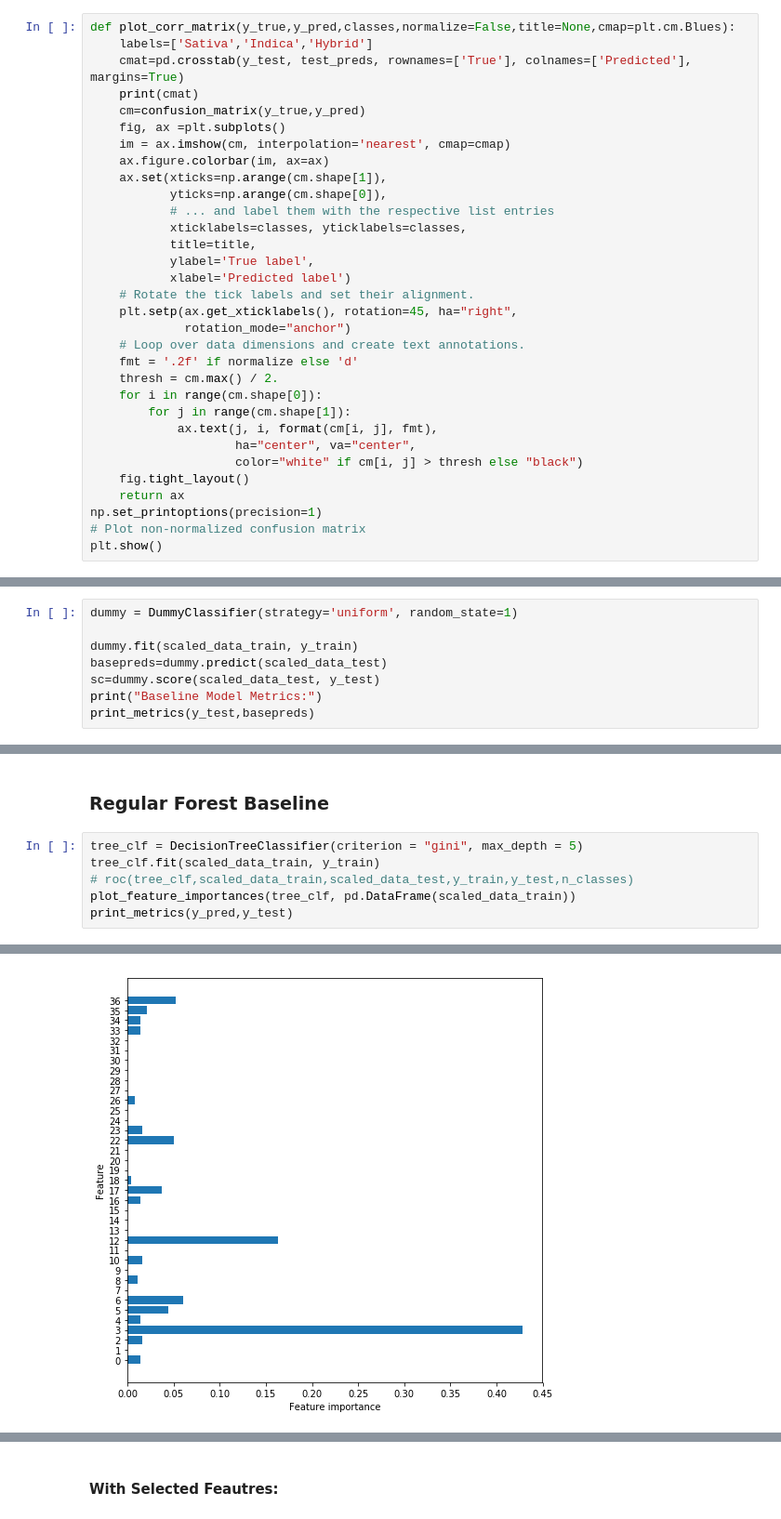
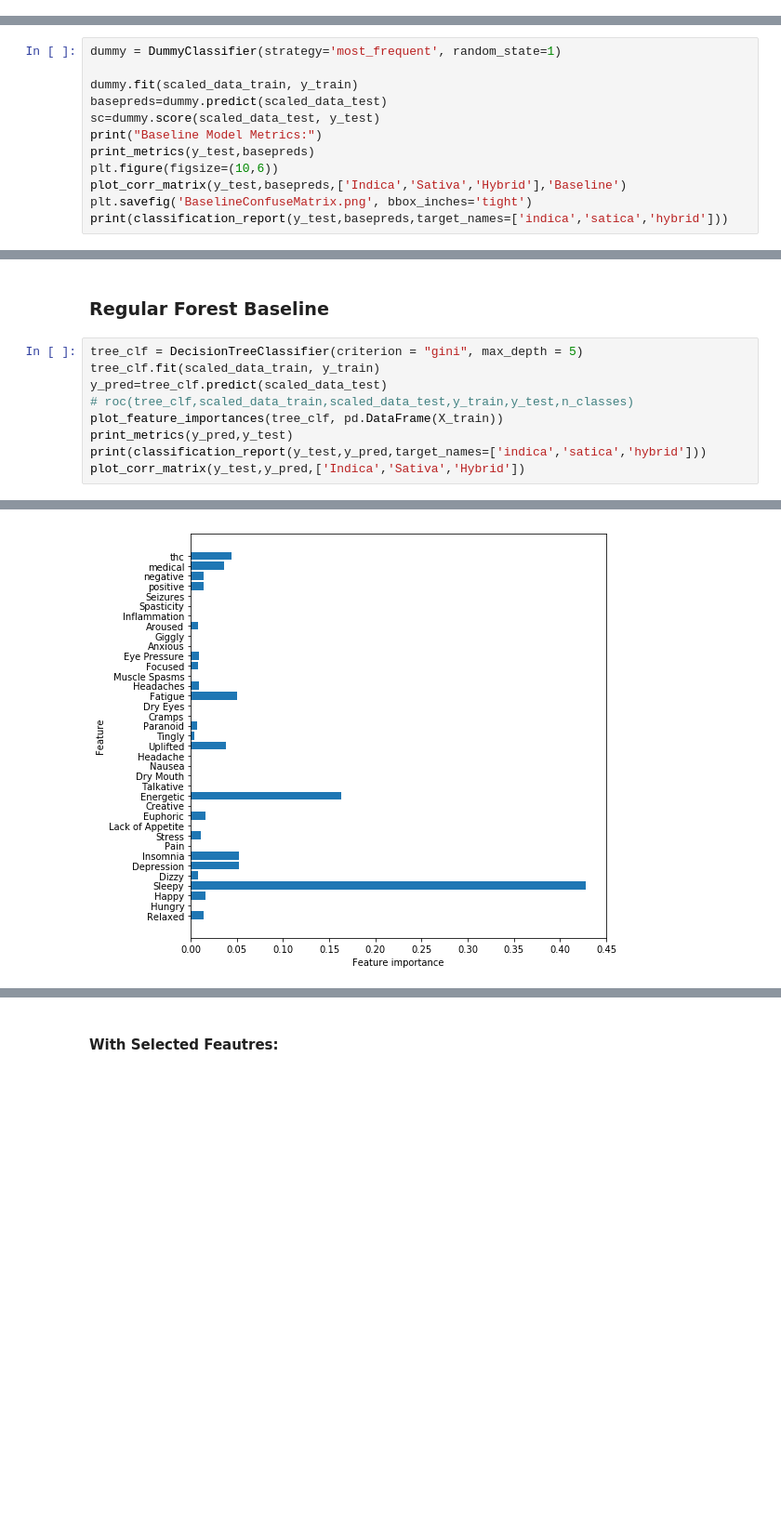
Before and after one commit to mackenziemitchell6/CannabiClass, a Jupyter notebook: RealFullCannabiClass.ipynb, the cells around one changed output, grey strips where cells are left out. Shown at 93% size. Drawn from its saved outputs; the diff is of its cells as text; blank space fills up the shorter version.

```diff
--- a/RealFullCannabiClass.ipynb
+++ b/RealFullCannabiClass.ipynb
@@ -38,38 +38,6 @@ target=fulldf.type
 X_train, X_test, y_train, y_test = train_test_split(features, target, test_size=0.25,random_state=42)
 trainx=X_train[selectedfeatures]
 testx=X_test[selectedfeatures]
-# %%
-def plot_corr_matrix(y_true,y_pred,classes,normalize=False,title=None,cmap=plt.cm.Blues):
-    labels=['Sativa','Indica','Hybrid']
-    cmat=pd.crosstab(y_test, test_preds, rownames=['True'], colnames=['Predicted'], margins=True)
-    print(cmat)
-    cm=confusion_matrix(y_true,y_pred)
-    fig, ax =plt.subplots()
-    im = ax.imshow(cm, interpolation='nearest', cmap=cmap)
-    ax.figure.colorbar(im, ax=ax)
-    ax.set(xticks=np.arange(cm.shape[1]),
-           yticks=np.arange(cm.shape[0]),
-           # ... and label them with the respective list entries
-           xticklabels=classes, yticklabels=classes,
-           title=title,
-           ylabel='True label',
-           xlabel='Predicted label')
-    # Rotate the tick labels and set their alignment.
-    plt.setp(ax.get_xticklabels(), rotation=45, ha="right",
-             rotation_mode="anchor")
-    # Loop over data dimensions and create text annotations.
-    fmt = '.2f' if normalize else 'd'
-    thresh = cm.max() / 2.
-    for i in range(cm.shape[0]):
-        for j in range(cm.shape[1]):
-            ax.text(j, i, format(cm[i, j], fmt),
-                    ha="center", va="center",
-                    color="white" if cm[i, j] > thresh else "black")
-    fig.tight_layout()
-    return ax
-np.set_printoptions(precision=1)
-# Plot non-normalized confusion matrix
-plt.show()
 # %% [markdown]
 ## PCA ??? CONFUSED
 # %% [markdown]
@@ -190,12 +159,16 @@ for e in effects:
 # %% [markdown]
 ## Baseline Model: Most probable to be hybrid, so predict all as hybrid
 # %%
-dummy = DummyClassifier(strategy='uniform', random_state=1)
+dummy = DummyClassifier(strategy='most_frequent', random_state=1)
 
 dummy.fit(scaled_data_train, y_train)
 basepreds=dummy.predict(scaled_data_test)
 sc=dummy.score(scaled_data_test, y_test)
 print("Baseline Model Metrics:")
 print_metrics(y_test,basepreds)
+plt.figure(figsize=(10,6))
+plot_corr_matrix(y_test,basepreds,['Indica','Sativa','Hybrid'],'Baseline')
+plt.savefig('BaselineConfuseMatrix.png', bbox_inches='tight')
+print(classification_report(y_test,basepreds,target_names=['indica','satica','hybrid']))
 # %% [output]
 Baseline Model Metrics:
@@ -1347,7 +1441,10 @@ weighted avg       0.47      0.54      0.46       344
 # %%
 tree_clf = DecisionTreeClassifier(criterion = "gini", max_depth = 5)
 tree_clf.fit(scaled_data_train, y_train)
+y_pred=tree_clf.predict(scaled_data_test)
 # roc(tree_clf,scaled_data_train,scaled_data_test,y_train,y_test,n_classes)
-plot_feature_importances(tree_clf, pd.DataFrame(scaled_data_train))
+plot_feature_importances(tree_clf, pd.DataFrame(X_train))
 print_metrics(y_pred,y_test)
+print(classification_report(y_test,y_pred,target_names=['indica','satica','hybrid']))
+plot_corr_matrix(y_test,y_pred,['Indica','Sativa','Hybrid'])
 # %% [output]
@@ -1358 +1472 @@ F1 Score: [0.6375     0.50420168 0.71393643]
-[figure, old version]
+[figure, new version]
```
Also changed, not shown: parts of 64 cells of this notebook, 50 other files.
